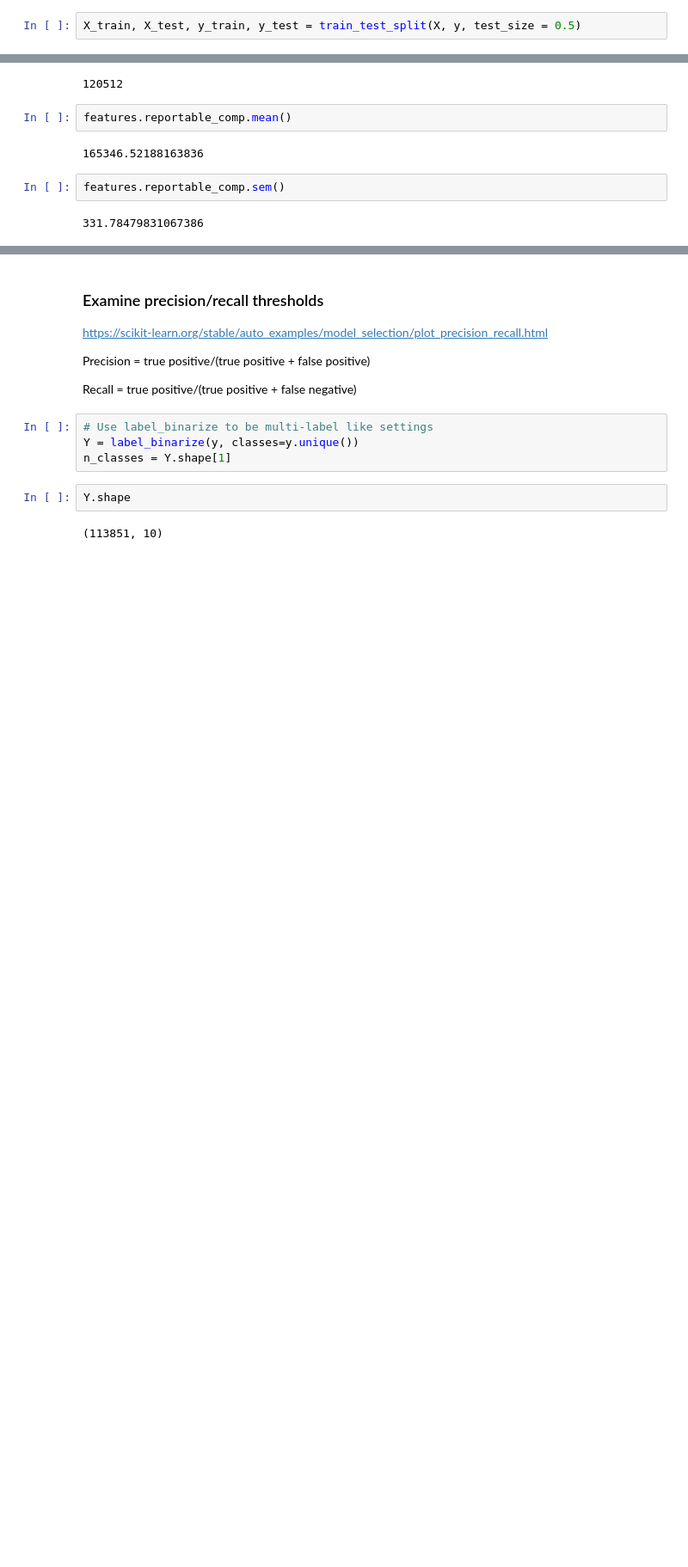
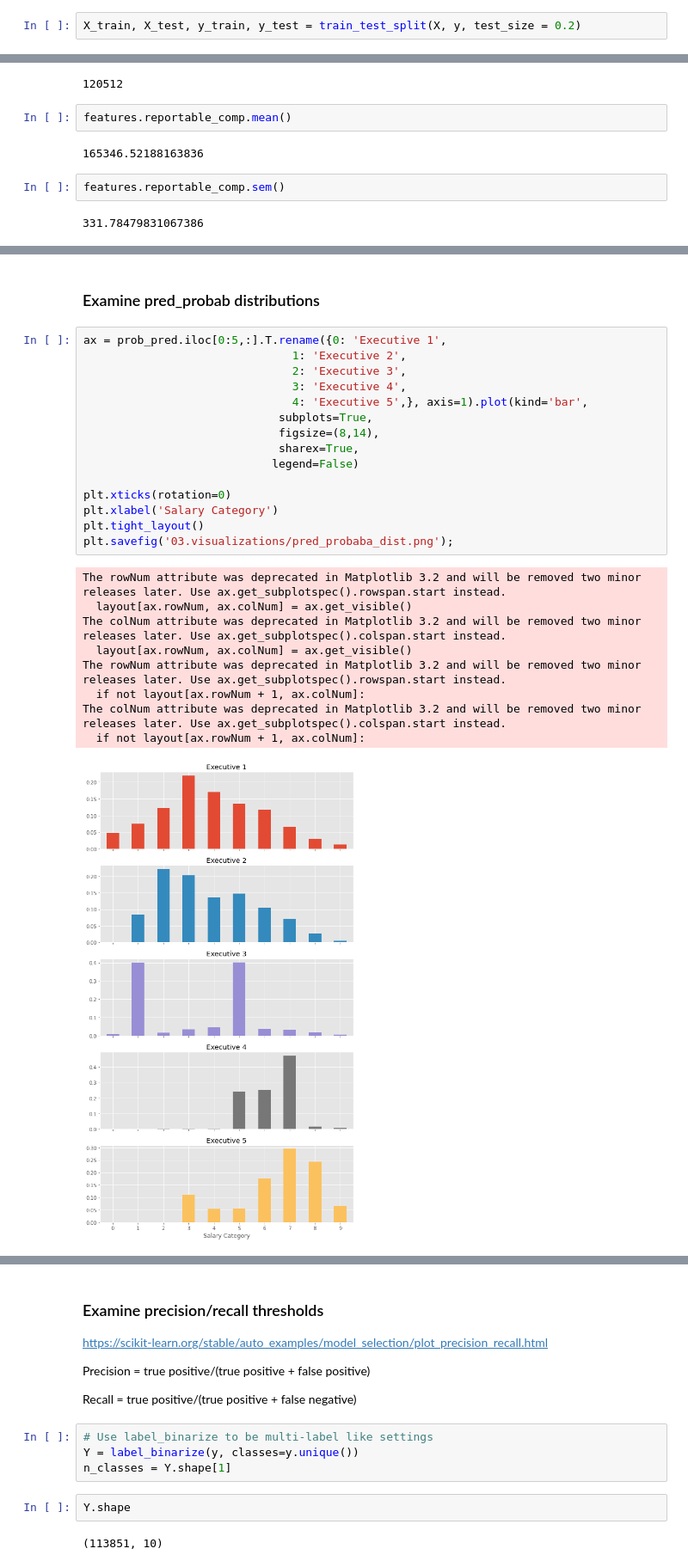
Before and after one commit to mrkjhsn/Not_for_Profit_Compensation_Modeling, a Jupyter notebook: 08.modeling_rfc.ipynb, the cells around one changed output, grey strips where cells are left out. Shown at 86% size. Drawn from its saved outputs; the diff is of its cells as text; blank space fills up the shorter version.

```diff
--- a/08.modeling_rfc.ipynb
+++ b/08.modeling_rfc.ipynb
@@ -52,4 +53,4 @@ True
 ## RANDOM FOREST CLASSIFIER
 <a id='random_forest'></a>
 # %%
-X_train, X_test, y_train, y_test = train_test_split(X, y, test_size = 0.5)
+X_train, X_test, y_train, y_test = train_test_split(X, y, test_size = 0.2)
@@ -380,0 +481,27 @@ end - start
+# %% [markdown]
+### Examine pred_probab distributions
+# %%
+ax = prob_pred.iloc[0:5,:].T.rename({0: 'Executive 1',
+                               1: 'Executive 2',
+                               2: 'Executive 3',
+                               3: 'Executive 4',
+                               4: 'Executive 5',}, axis=1).plot(kind='bar',
+                             subplots=True,
+                             figsize=(8,14),
+                             sharex=True,
+                            legend=False)
+
+plt.xticks(rotation=0)
+plt.xlabel('Salary Category')
+plt.tight_layout()
+plt.savefig('03.visualizations/pred_probaba_dist.png');
+# %% [output]
+The rowNum attribute was deprecated in Matplotlib 3.2 and will be removed two minor releases later. Use ax.get_subplotspec().rowspan.start instead.
+  layout[ax.rowNum, ax.colNum] = ax.get_visible()
+The colNum attribute was deprecated in Matplotlib 3.2 and will be removed two minor releases later. Use ax.get_subplotspec().colspan.start instead.
+  layout[ax.rowNum, ax.colNum] = ax.get_visible()
+The rowNum attribute was deprecated in Matplotlib 3.2 and will be removed two minor releases later. Use ax.get_subplotspec().rowspan.start instead.
+  if not layout[ax.rowNum + 1, ax.colNum]:
+The colNum attribute was deprecated in Matplotlib 3.2 and will be removed two minor releases later. Use ax.get_subplotspec().colspan.start instead.
+  if not layout[ax.rowNum + 1, ax.colNum]:
+[figure, added]
```
Also changed, not shown: parts of 41 cells of this notebook.
